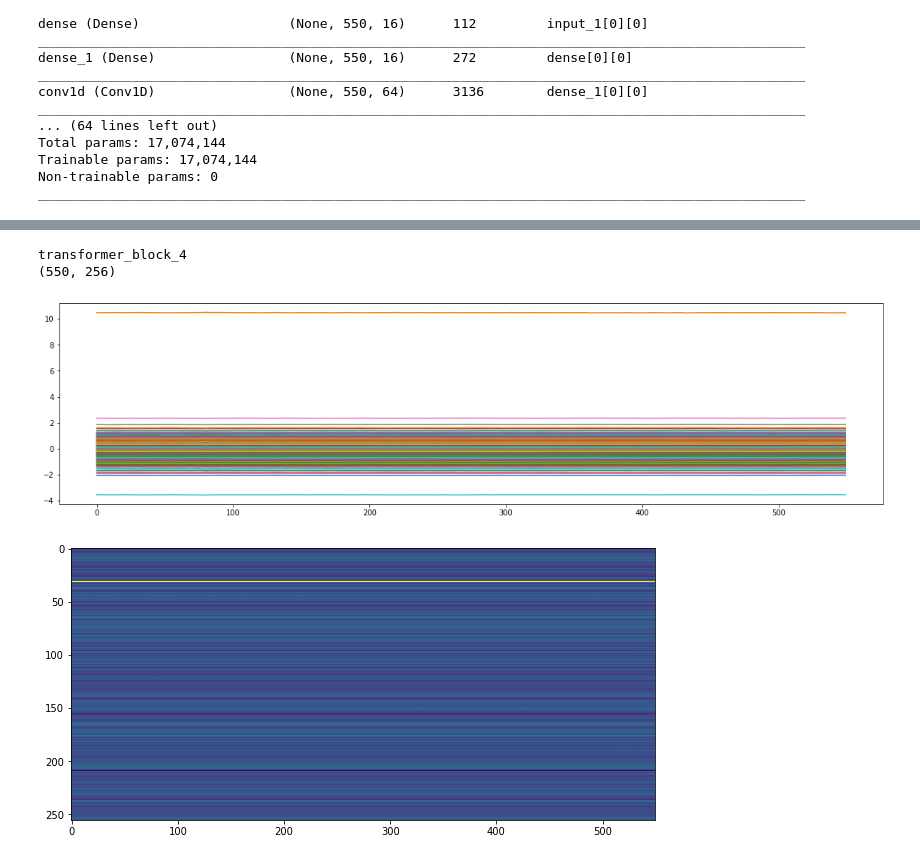
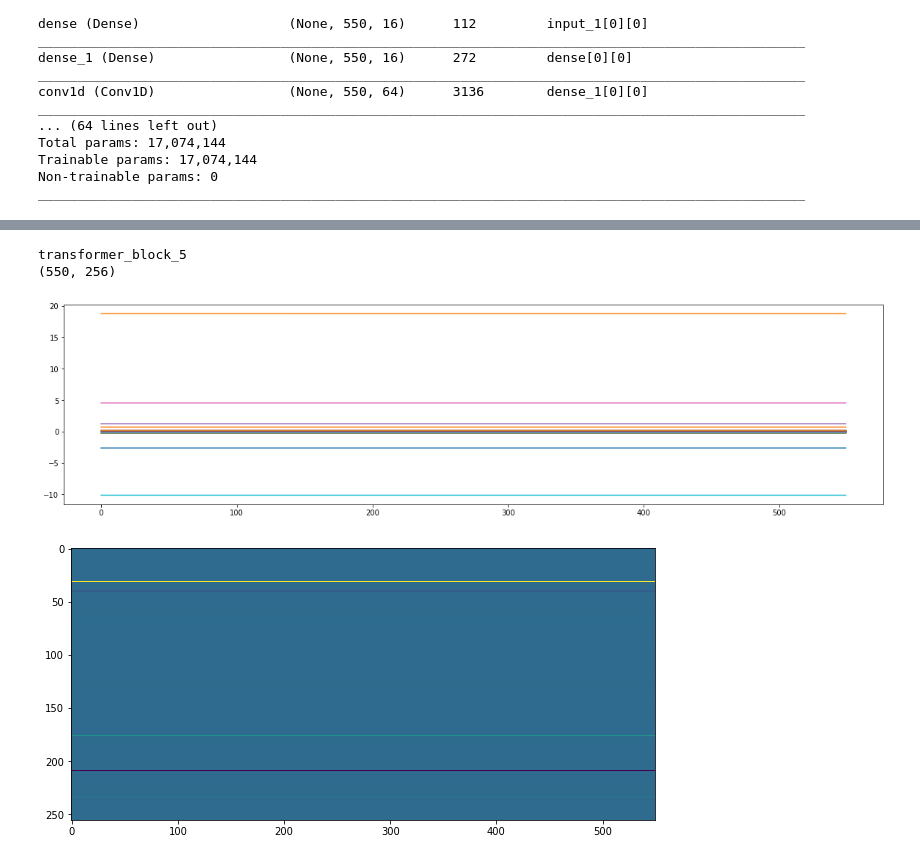
Before and after one commit to dercodeKoenig/trc-project, a Jupyter notebook: tx_2_large/test.ipynb, the cells around one changed output, grey strips where cells are left out. Saved outputs shown, nothing was run; the diff lists cells and outputs as text; code cells hidden in the pictures.

```diff
--- a/tx_2_large/test.ipynb
+++ b/tx_2_large/test.ipynb
@@ -566,25 +566,25 @@ plt.show()
 # %%
 import cv2
 
-feature_extractor = tf.keras.Model(inputs = model.inputs[0], outputs = model.layers[16].output)
-#feature_extractor = tf.keras.Model(inputs = model.inputs[0], outputs = model.layers[17].output)
+#feature_extractor = tf.keras.Model(inputs = model.inputs[0], outputs = model.layers[16].output)
+feature_extractor = tf.keras.Model(inputs = model.inputs[0], outputs = model.layers[17].output)
 #feature_extractor.summary()
 print(feature_extractor.layers[-1].name)
 output = feature_extractor(d.reshape(1, seq_len, -1))
 output = output[0].numpy()
 print(output.shape)
 plt.figure(figsize=(20,5))
 for i in output.T:
     plt.plot(i)
 plt.show()
 
 plt.figure(figsize=(20,5))
 #img = cv2.resize(output.T,(2000,500))
 img = output.T
 plt.imshow(img, aspect='1')
 plt.show()
 # %% [output]
-transformer_block_4
+transformer_block_5
 (550, 256)
-[figure, old version]
+[figure, new version]
-[figure, old version]
+[figure, new version]
```
Also changed, not shown: parts of 4 cells of this notebook, 3 other files.
